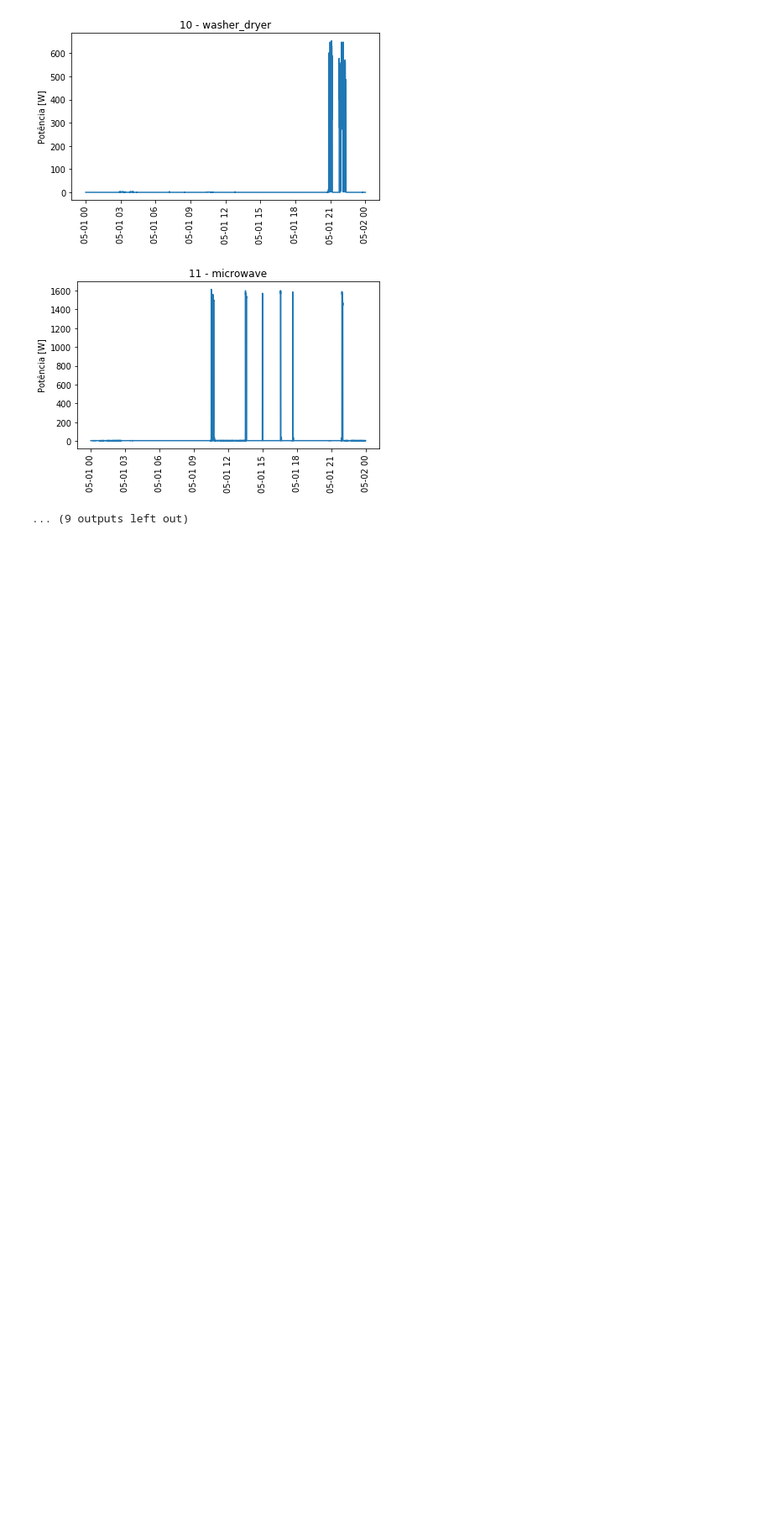
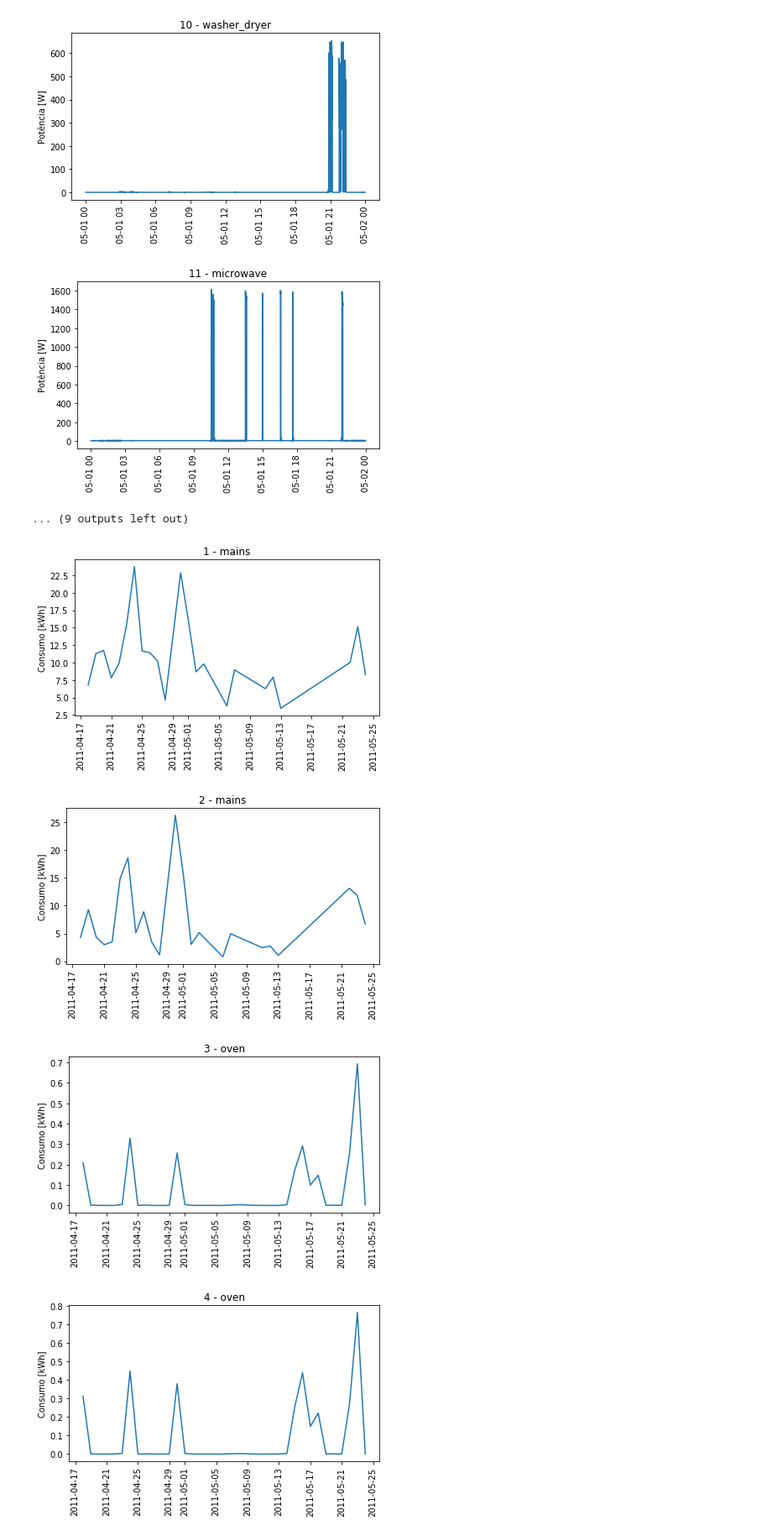
Before and after one commit to tiagoyukio12/TCC-2019, a Jupyter notebook: predicao/predicao.ipynb, the cells around one changed output. Shown at 84% size. Cells and saved outputs as stored; diff of their text form; code cells hidden in the pictures; blank space fills up the shorter version.

```diff
--- a/predicao/predicao.ipynb
+++ b/predicao/predicao.ipynb
@@ -74,3 +71,46 @@ To register the converters:
 [figure]
 [figure]
 ... (9 outputs left out)
+# %%
+# Search for total daily consumption in channel iChannel between start and end
+def qry_daily_cons_channel(start, end, iChannel):
+    if iChannel < 1 or iChannel > numChannels:
+        raise Exception('Channel number should be 1-{}. The value was {}'.format(len(labels), iChannel))
+
+    ch = channels[iChannel - 1]
+    mask = (ch.t >= start) & (ch.t < end)
+    chPeriod = ch.loc[mask]
+
+    cons = chPeriod.copy()
+    cons = cons.set_index('t')
+    cons = cons.groupby(pd.Grouper(freq='D')).transform(np.cumsum).resample('D').ohlc()
+    cons = cons.reset_index()
+    cons = pd.concat([cons.t, cons.VA.high], axis=1)
+    cons.columns = ['t', 'energy']
+    cons = cons[~cons.energy.isna()]
+    cons.energy *= 2.5 / (1e3 * 3600)  # Convert to kWh. Period between measures is 2.5 s
+
+    return cons.to_csv()
+
+
+
+dayCons = []
+
+for i in range(len(channels)):
+    query = qry_daily_cons_channel('2011-04-17', '2011-05-25 00:00:05', i + 1)
+
+    cons = pd.read_csv(StringIO(query), delimiter=',', header=0, usecols=[1, 2])
+    cons.t = pd.to_datetime(cons.t)
+
+    dayCons.append(cons)
+    plt.plot(cons.t, cons.energy)
+    plt.title(str(i + 1) + " - " + labels.iloc[i]['name'])
+    plt.ylabel('Consumo [kWh]')
+    plt.xticks(rotation=90)
+    plt.savefig('plot/daily/channel_{}.png'.format(i + 1))
+    plt.show()
+# %% [output]
+[figure, added]
+[figure, added]
+[figure, added]
+[figure, added]
```
Also changed, not shown: parts of 11 cells of this notebook.
